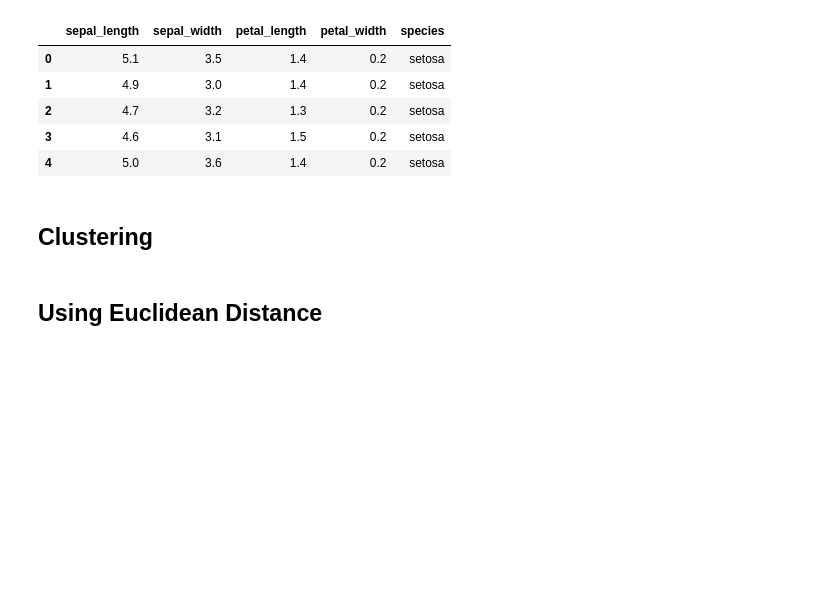
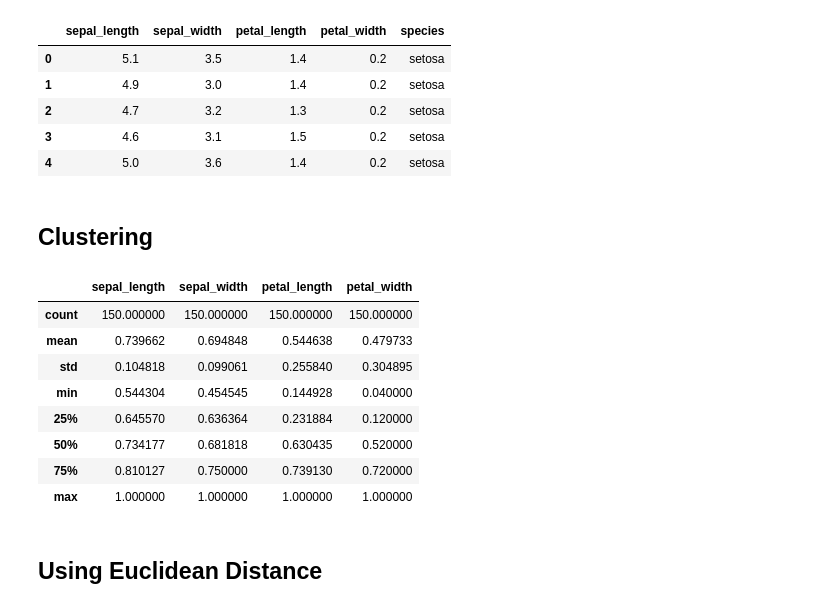
Before and after one commit to Chygos/Projects, a Jupyter notebook: kmeans_from_Scratch.ipynb, the cells around one changed output. Cells and saved outputs as stored; diff of their text form; code cells hidden in the pictures; blank space fills up the shorter version.

```diff
--- a/kmeans_from_Scratch.ipynb
+++ b/kmeans_from_Scratch.ipynb
@@ -59,3 +63,15 @@ X = iris.drop('species', axis=1)
+# %%
+X.describe()
+# %% [output]
+|  | sepal_length | sepal_width | petal_length | petal_width |
+| count | 150.000000 | 150.000000 | 150.000000 | 150.000000 |
+| mean | 0.739662 | 0.694848 | 0.544638 | 0.479733 |
+| std | 0.104818 | 0.099061 | 0.255840 | 0.304895 |
+| min | 0.544304 | 0.454545 | 0.144928 | 0.040000 |
+| 25% | 0.645570 | 0.636364 | 0.231884 | 0.120000 |
+| 50% | 0.734177 | 0.681818 | 0.630435 | 0.520000 |
+| 75% | 0.810127 | 0.750000 | 0.739130 | 0.720000 |
+| max | 1.000000 | 1.000000 | 1.000000 | 1.000000 |
 # %% [markdown]
 ## Using Euclidean Distance
 # %%
```
Also changed, not shown: parts of 10 cells of this notebook.
